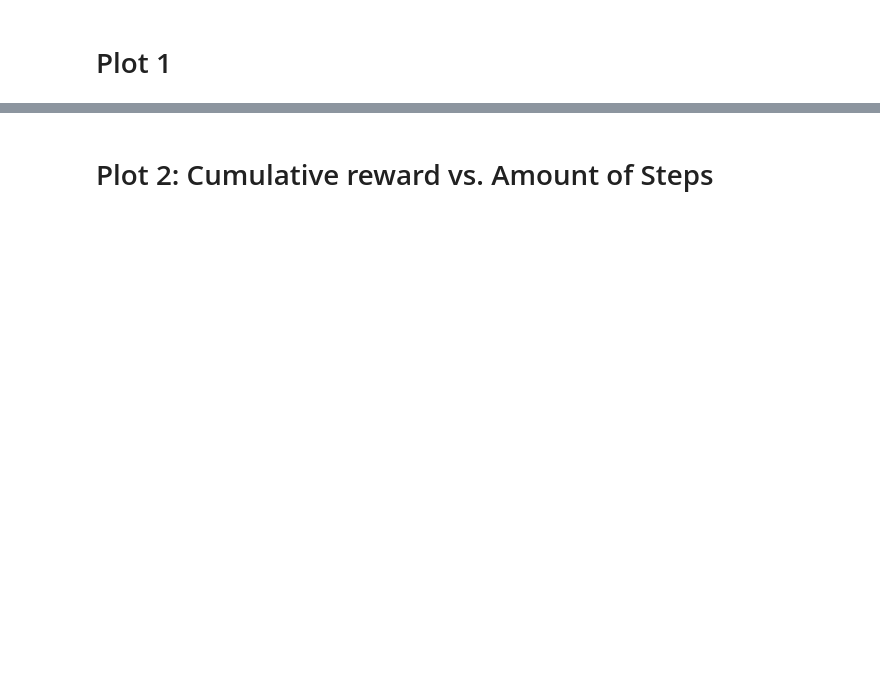
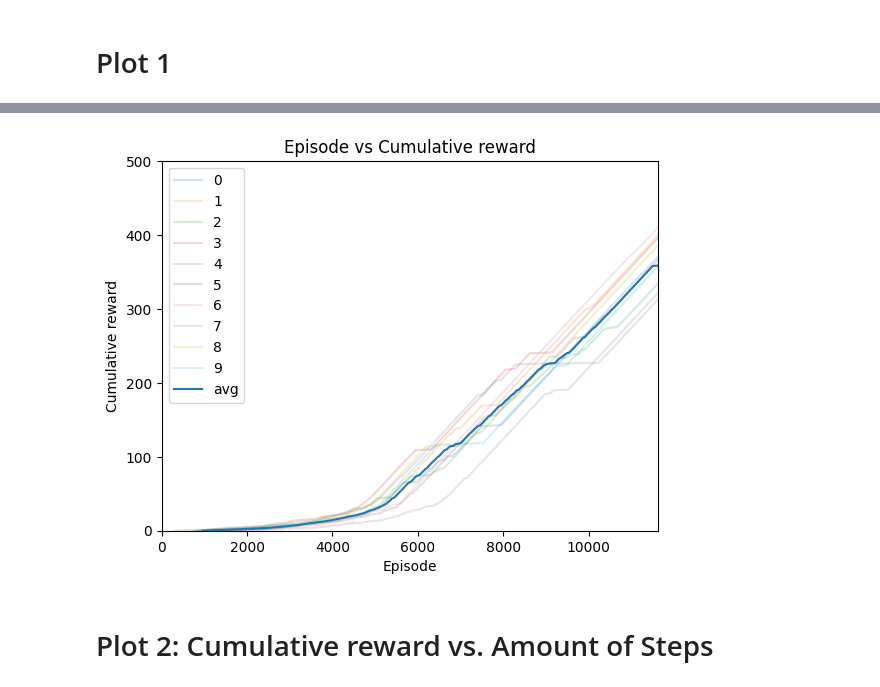
Before and after one commit to Schmiddi3110/MasterStudium, a Jupyter notebook: DRL/Studienarbeiten/Studienarbeit1/test.ipynb, the cells around one changed output, grey strips where cells are left out. Cells and saved outputs as stored; diff of their text form; code cells hidden in the pictures; blank space fills up the shorter version.

```diff
--- a/DRL/Studienarbeiten/Studienarbeit1/test.ipynb
+++ b/DRL/Studienarbeiten/Studienarbeit1/test.ipynb
@@ -131,32 +151,31 @@ for i in range(10):
 # %%
 x_data_avg = np.zeros((EPISODES))
 y_data_avg = np.zeros((EPISODES))
-for i in range(data.keys().__len__()):
-    x_data = np.cumsum([value[0] for value in list(data[i].values())])
-    y_data = np.cumsum([value[1] for value in list(data[i].values())])
 
+fig, ax = plt.subplots()
+for i in range(data1.keys().__len__()):
+    x_data = np.cumsum([value[0] for value in list(data1[i].values())])
     x_data_avg = [sum(x) for x in zip(x_data, x_data_avg)]
 
-    y_data_avg = [sum(y) for y in zip(y_data, y_data_avg)]
-
-    print(min(y_data))
-    plt.plot(x_data, y_data, label=i, alpha=0.5)
+    ax.plot(x_data, range(len(x_data)), label=i, alpha = 0.2)
 
 x_data_avg = [a/10 for a in x_data_avg]
-y_data_avg = [a/10 for a in y_data_avg]
+#y_data_avg = [a/10 for a in y_data_avg]
 
-plt.plot(x_data_avg, y_data_avg, label="avg")
+ax.plot(x_data_avg, range(len(x_data)), label="avg")
 
 # Adding labels and title
-plt.xlabel('number of steps')
+plt.xlabel('Episode')
 plt.ylabel('Cumulative reward')
-plt.title('number of steps vs Cumulative reward')
-plt.ylim(-100,5000)
-plt.xlim(0,4000)
+plt.title('Episode vs Cumulative reward')
+plt.ylim(0,500)
+plt.xlim(0,len(x_data))
 
 plt.legend()
 
 # Display the plot
 plt.show()
+# %% [output]
+[figure, added]
 # %% [markdown]
 # Plot 2: Cumulative reward vs. Amount of Steps
```
Also changed, not shown: parts of 8 cells of this notebook.
